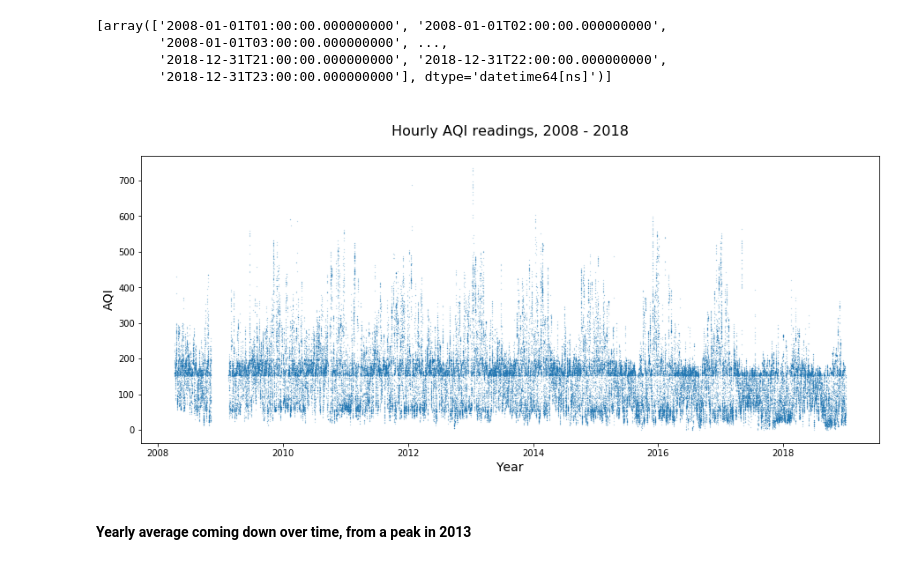
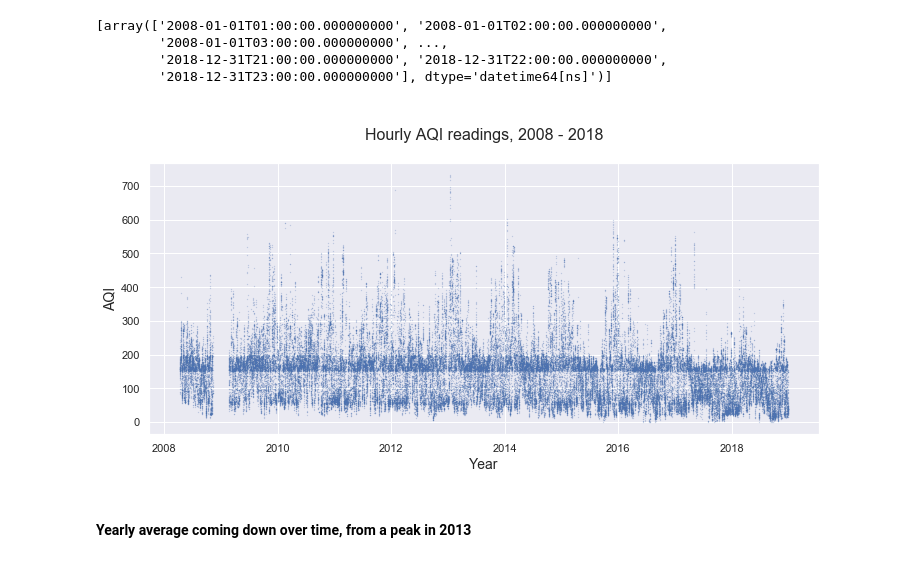
Before and after one commit to yontartu/wuran, a Jupyter notebook: beijing_aqi_analysis.ipynb, the cells around one changed output. Cells and saved outputs as stored; diff of their text form; code cells hidden in the pictures.

```diff
--- a/beijing_aqi_analysis.ipynb
+++ b/beijing_aqi_analysis.ipynb
@@ -144,16 +144,18 @@ dates[:5]
         '2018-12-31T21:00:00.000000000', '2018-12-31T22:00:00.000000000',
         '2018-12-31T23:00:00.000000000'], dtype='datetime64[ns]')]
 # %%
+sns.set(style="darkgrid", color_codes=True)
+
 y = pollution_data.aqi
 
-plt.figure(figsize=(15,6))
+plt.figure(figsize=(12,5))
 plt.scatter(dates, y, alpha=0.5, s=.05)
 plt.title('\nHourly AQI readings, 2008 - 2018\n', size=16)
 plt.xlabel('Year', size=14)
 plt.ylabel('AQI', size=14)
 plt.savefig(os.getcwd() + '/img/pollution/1_hourly_aqi_over_time.png')
 # %% [output]
-[figure, old version]
+[figure, new version]
 # %% [markdown]
 #### Yearly average coming down over time, from a  peak in 2013
 # %%
```
Also changed, not shown: parts of 79 cells of this notebook, 3 other files.
